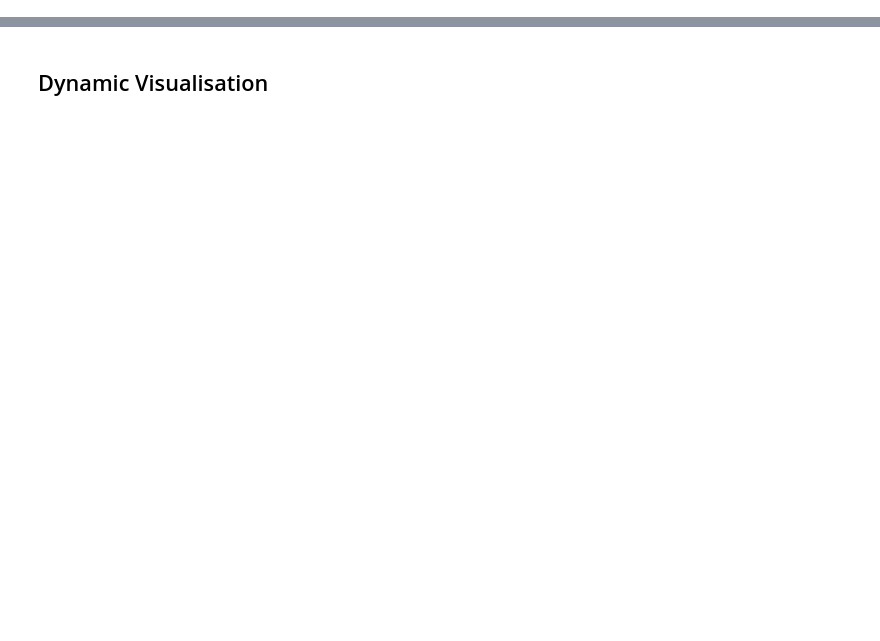
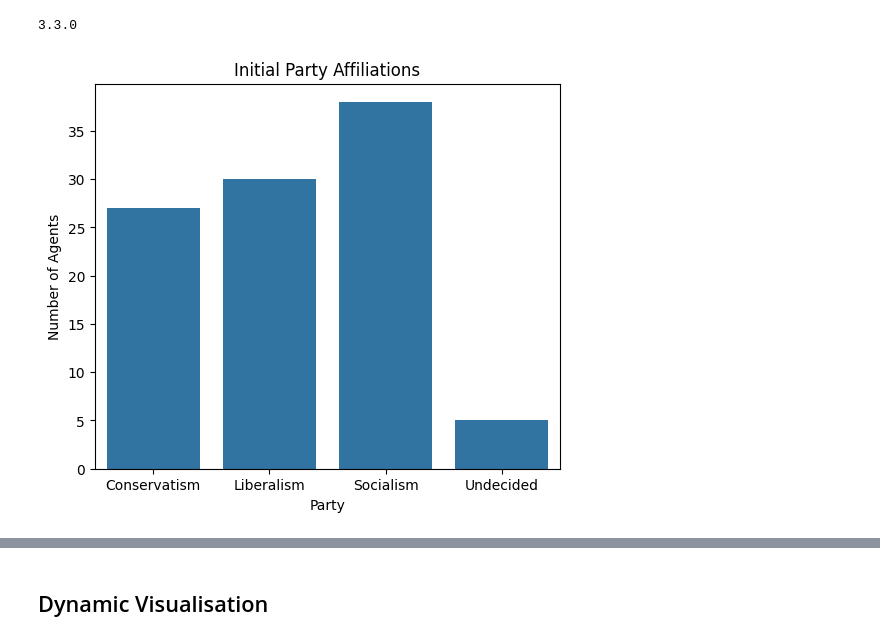
Before and after one commit to AndilexDlongs/social-contagion-abm, a Jupyter notebook: preliminary_models/social_contagion_abm.ipynb, the cells around one changed output, grey strips where cells are left out. Cells and saved outputs as stored; diff of their text form; code cells hidden in the pictures; blank space fills up the shorter version.

Commit message:
feat: adding seeding functionality

```diff
--- a/preliminary_models/social_contagion_abm.ipynb
+++ b/preliminary_models/social_contagion_abm.ipynb
@@ -205,14 +309,14 @@ def count_Undecided(model):
 class Environment(mesa.Model):
     """Environment with agents, parties, and interactions."""
 
-    def __init__(self, n=5, width=3, height=3, seed=None):
+    def __init__(self, n=5, width=3, height=3, seed=None, seeding_strategy="fixed_split", undecided_ratio=0.1):
         super().__init__()
         self.seed = seed
         self.num_agents = n
         self.grid = OrthogonalMooreGrid(
             (width, height),
             torus=True,
-            capacity=10,
+            capacity=40,
             random=self.random
         )
 
@@ -228,12 +332,37 @@ class Environment(mesa.Model):
             Party("Liberalism",   LawAndOrder=50, EconomicEquality=50, SocialWelfare=80, radius=25),
         ]
 
+        # --------------------------
+        # NEW: Seeder Integration
+        # --------------------------
+        seeder = Seeder(self.parties, undecided_ratio=undecided_ratio, strategy=seeding_strategy)
+        init_beliefs = seeder.assign_beliefs(self.num_agents)
 
-        VoterAgent.create_agents(
-            self,
-            self.num_agents,
-            self.random.choices(self.grid.all_cells.cells, k=self.num_agents),
-        )
+        for vec, affiliation in init_beliefs:
+            # Create agent (susceptibility, flags still randomized in __init__)
+            agent = VoterAgent(self, cell=None)
+
+            # Overwrite beliefs from seeder
+            agent.update_from_vector(vec)
+
+            # Recompute party affiliation and distance using agent’s logic
+            if affiliation == "Undecided":
+                agent.party_affiliation, undecided_distance = agent.assign_party()
+                agent.distance = undecided_distance
+            else:
+                agent.party_affiliation = affiliation
+                agent.distance = agent.party_distance()
+
+            # Place agent on grid
+            cell = self.random.choice(self.grid.all_cells.cells)
+            cell.add_agent(agent)
+            agent.cell = cell
+
+        # VoterAgent.create_agents(
+        #     self,
+        #     self.num_agents,
+        #     self.random.choices(self.grid.all_cells.cells, k=self.num_agents),
+        # )
 
         self.datacollector = DataCollector(
             model_reporters={
@@ -267,19 +396,25 @@ class Environment(mesa.Model):
     # def media_campaign(self, bias):
     #    """ Conduct a media campaign with a specific bias. """
     #   self.agents.do("media_influence", bias)
+# %%
+print(mesa.__version__)
+# %% [output]
+3.3.0
 # %%
-environment = Environment(100, 10, 10)
+environment = Environment(100, 10, 10, seeding_strategy="proximity", undecided_ratio=0.05)
 
 # Collect each agent's initial party affiliation
 initial_votes = [agent.party_affiliation for agent in environment.agents]
 
 # Count frequencies by party name
 initial_vote_counts = pd.Series(initial_votes).value_counts().sort_index()
 
 # Plot
 p = sns.barplot(x=initial_vote_counts.index, y=initial_vote_counts.values)
 p.set(title="Initial Party Affiliations", xlabel="Party", ylabel="Number of Agents")
 p.figure.set_size_inches(6, 5)
+# %% [output]
+[figure, added]
 # %%
 agent_counts = np.zeros((environment.grid.width, environment.grid.height))
 
```
Also changed, not shown: parts of 9 cells of this notebook.
